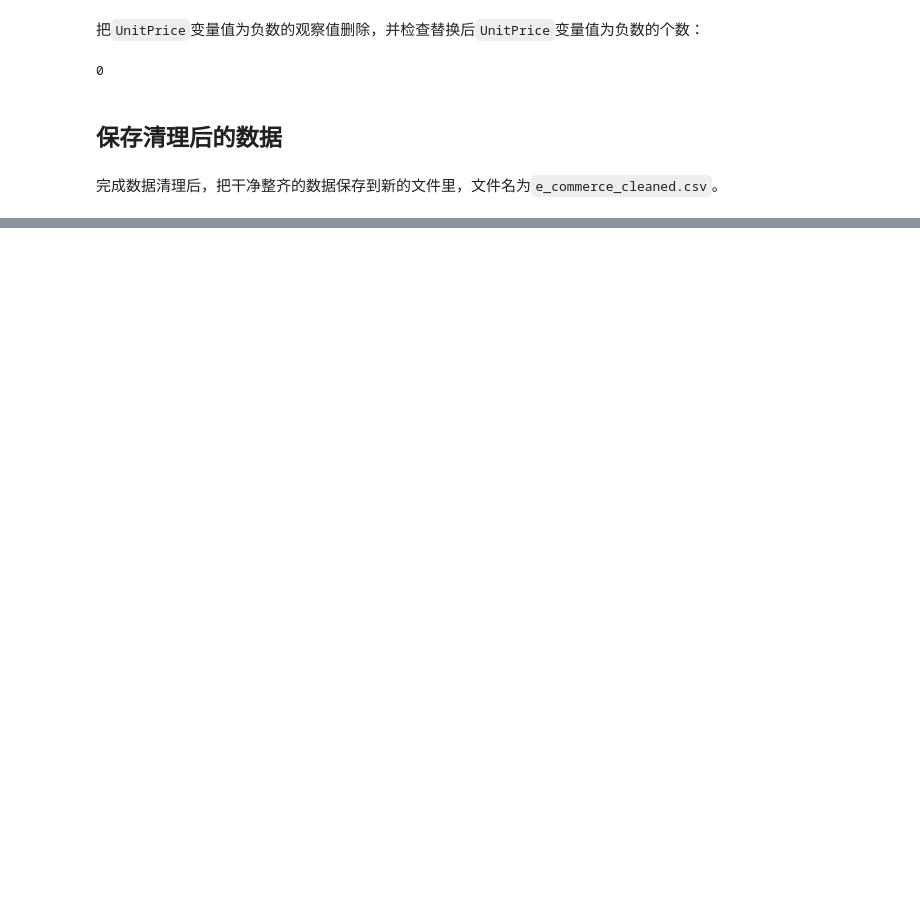
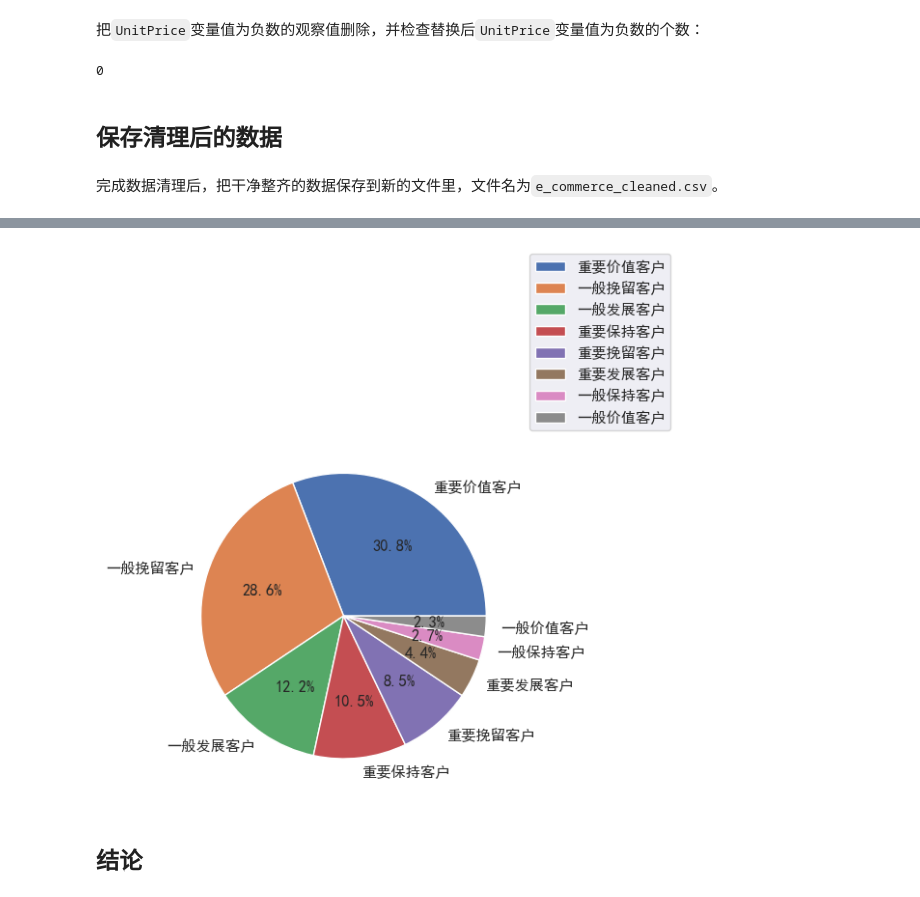
Before and after one commit to Xueyuhao666/E-commerce-Sales-Data-Evaluation-Project, a Jupyter notebook: 评估和清理电商销售数据.ipynb, the cells around one changed output, grey strips where cells are left out. Saved outputs shown, nothing was run; the diff lists cells and outputs as text; code cells hidden in the pictures; blank space fills up the shorter version.

```diff
--- a/评估和清理电商销售数据.ipynb
+++ b/评估和清理电商销售数据.ipynb
@@ -394,0 +900,8 @@ pd.read_csv("e_commerce_cleaned.csv").head()
+# %%
+customer_data['R_score']=customer_data['R_score'].astype(float)
+customer_data['F_score']=customer_data['F_score'].astype(float)
+customer_data['M_score']=customer_data['M_score'].astype(float)
+# %%
+customer_data['R_grade'] = np.where(customer_data['R_score']>customer_data['R_score'].mean(),'高','低')
+customer_data['F_grade'] = np.where(customer_data['F_score']>customer_data['F_score'].mean(),'高','低')
+customer_data['M_grade'] = np.where(customer_data['M_score']>customer_data['M_score'].mean(),'高','低')
@@ -394,0 +924,24 @@ pd.read_csv("e_commerce_cleaned.csv").head()
+# %%
+customer_data['user_category']=customer_data['R_grade'].str[:]+customer_data['F_grade'].str[:]+customer_data['M_grade'].str[:]
+customer_data['user_category'] =customer_data['user_category'].str.strip()
+
+def trans(x):
+    if x=='高高高':
+        return '重要价值客户'
+    elif x=='高低高':
+        return '重要发展客户'
+    elif x=='低高高':
+        return '重要保持客户'
+    elif x=='低低高':
+        return '重要挽留客户'
+    elif x=='高高低':
+        return '一般价值客户'
+    elif x=='高低低':
+        return '一般发展客户'
+    elif x=='低高低':
+        return '一般保持客户'
+    else:
+        return '一般挽留客户'
+
+customer_data['用户等级']=customer_data['user_category'].apply(trans)
+customer_data
@@ -394,0 +962,3 @@ pd.read_csv("e_commerce_cleaned.csv").head()
+# %%
+s1=customer_data['用户等级'].value_counts().reset_index()
+s1
@@ -394,0 +975,8 @@ pd.read_csv("e_commerce_cleaned.csv").head()
+# %%
+plt.pie(s1['count'],labels=s1['用户等级'],autopct='%.1f%%')
+plt.legend(bbox_to_anchor=(1,1))
+plt.show()
+# %% [output]
+[figure, added]
+# %% [markdown]
+## 结论
```
Also changed, not shown: parts of 62 cells of this notebook.
